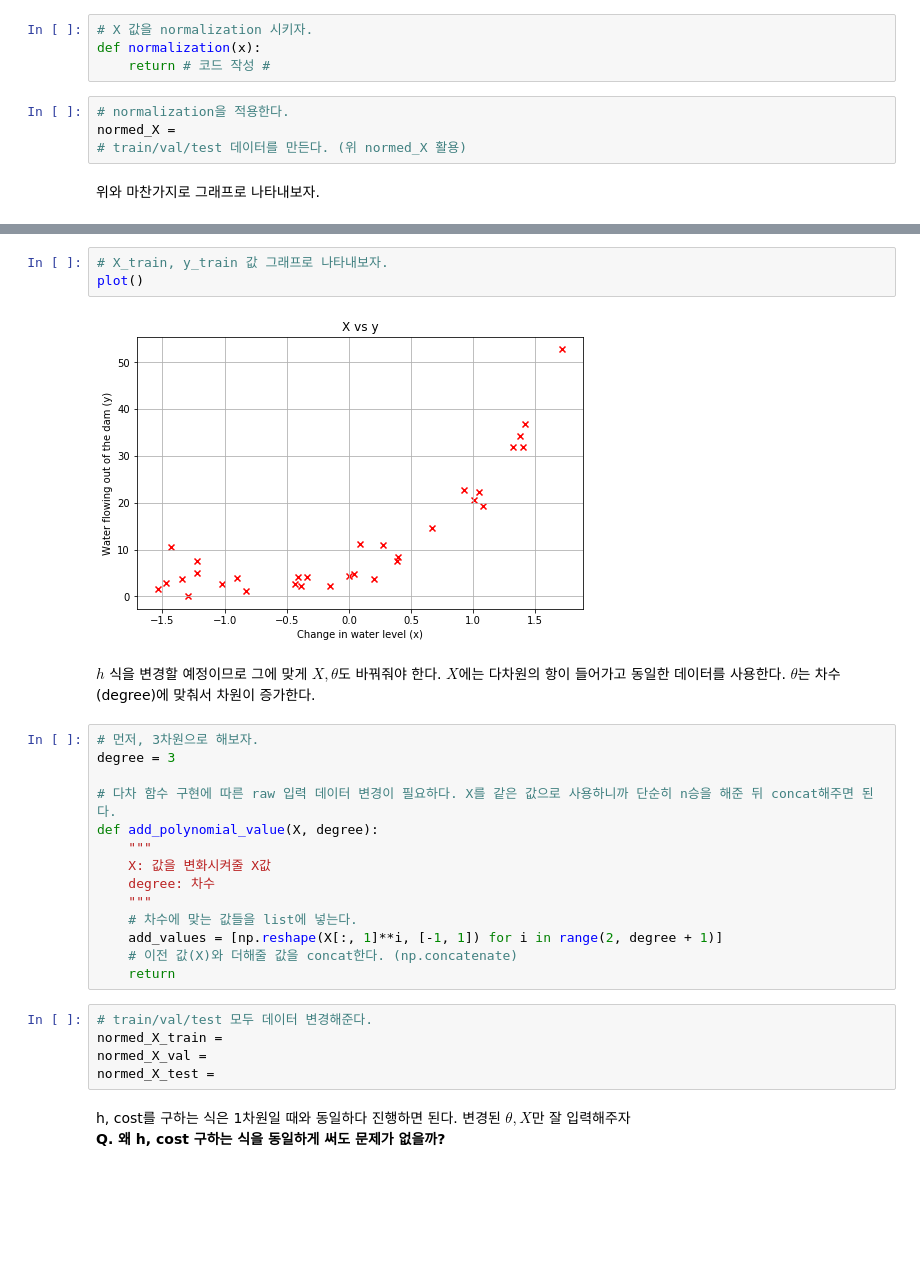
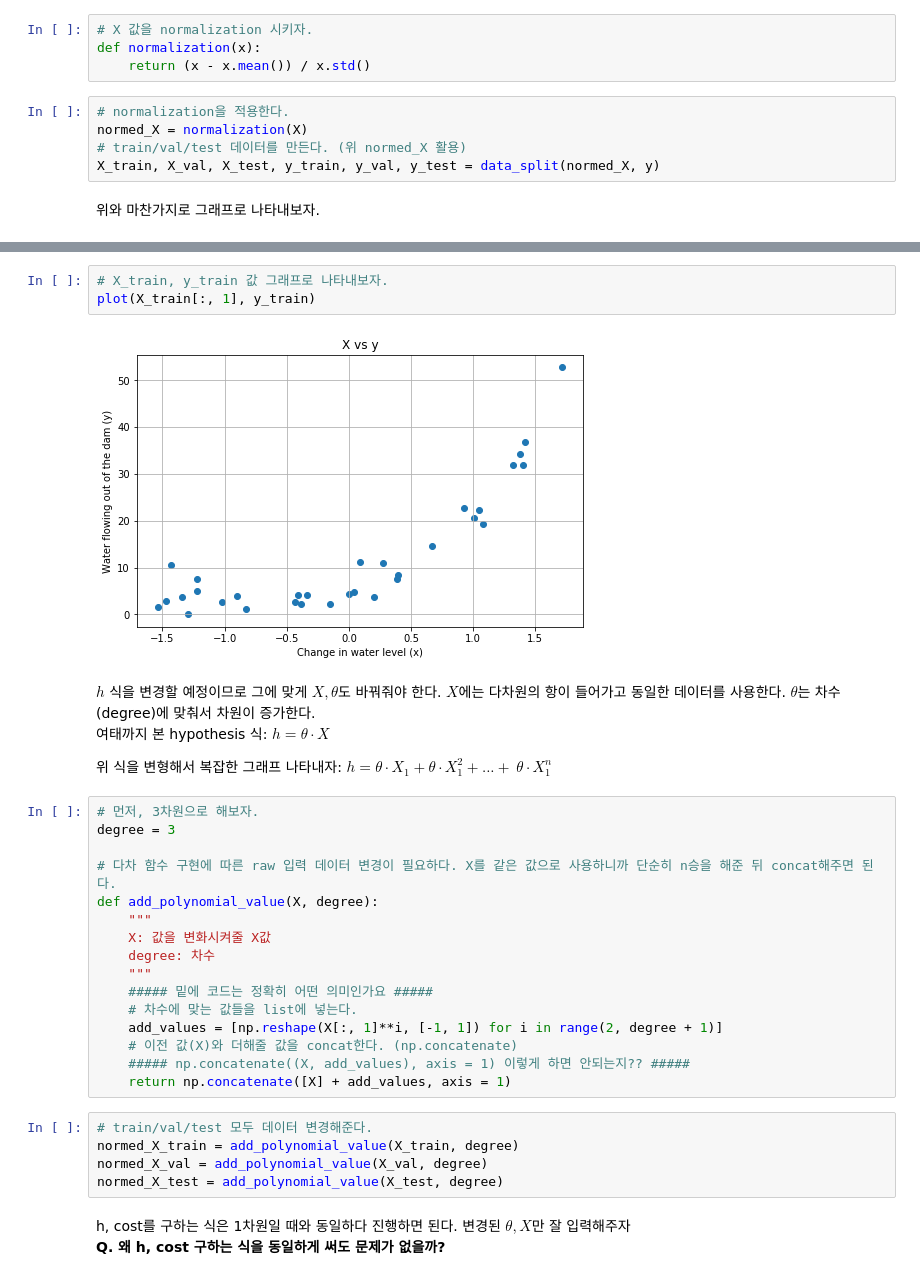
Before and after one commit to kymkh0902/studyroom, a Jupyter notebook: Lecture/Machine learning/Code/ex5/ex5.ipynb, the cells around one changed output, grey strips where cells are left out. Cells and saved outputs as stored; diff of their text form; blank space fills up the shorter version.

```diff
--- a/Lecture/Machine learning/Code/ex5/ex5.ipynb
+++ b/Lecture/Machine learning/Code/ex5/ex5.ipynb
@@ -270,10 +270,11 @@ plot_learningcurve()
 # %%
 # X 값을 normalization 시키자.
 def normalization(x):
-    return # 코드 작성 #
+    return (x - x.mean()) / x.std()
 # %%
 # normalization을 적용한다.
-normed_X =
+normed_X = normalization(X)
 # train/val/test 데이터를 만든다. (위 normed_X 활용)
+X_train, X_val, X_test, y_train, y_val, y_test = data_split(normed_X, y)
 # %% [markdown]
 위와 마찬가지로 그래프로 나타내보자.
@@ -280,11 +289,14 @@ normed_X =
 # %%
 # X_train, y_train 값 그래프로 나타내보자.
-plot()
+plot(X_train[:, 1], y_train)
 # %% [output]
-[figure, old version]
+[figure, new version]
 # %% [markdown]
 $h$ 식을 변경할 예정이므로 그에 맞게 $X, \theta$도 바꿔줘야 한다. $X$에는 다차원의 항이 들어가고 동일한 데이터를 사용한다.
-$\theta$는 차수(degree)에 맞춰서 차원이 증가한다.
+$\theta$는 차수(degree)에 맞춰서 차원이 증가한다.<br>
+여태까지 본 hypothesis 식: $h = \theta \cdot X$
+
+위 식을 변형해서 복잡한 그래프 나타내자: $h = \theta \cdot X_1 + \theta \cdot X_1^2 + ... +\ \theta \cdot X_1^n$
 # %%
 # 먼저, 3차원으로 해보자.
 degree = 3
@@ -295,15 +307,17 @@ def add_polynomial_value(X, degree):
     X: 값을 변화시켜줄 X값
     degree: 차수
     """
+    ##### 밑에 코드는 정확히 어떤 의미인가요 #####
     # 차수에 맞는 값들을 list에 넣는다.
     add_values = [np.reshape(X[:, 1]**i, [-1, 1]) for i in range(2, degree + 1)]
     # 이전 값(X)와 더해줄 값을 concat한다. (np.concatenate)
-    return
+    ##### np.concatenate((X, add_values), axis = 1) 이렇게 하면 안되는지?? #####
+    return np.concatenate([X] + add_values, axis = 1)
 # %%
 # train/val/test 모두 데이터 변경해준다.
-normed_X_train =
-normed_X_val =
-normed_X_test =
+normed_X_train = add_polynomial_value(X_train, degree)
+normed_X_val = add_polynomial_value(X_val, degree)
+normed_X_test = add_polynomial_value(X_test, degree)
 # %% [markdown]
 h, cost를 구하는 식은 1차원일 때와 동일하다 진행하면 된다. 변경된 $\theta, X$만 잘 입력해주자 <br>
 **Q. 왜 h, cost 구하는 식을 동일하게 써도 문제가 없을까?**
```
Also changed, not shown: parts of 12 cells of this notebook.
